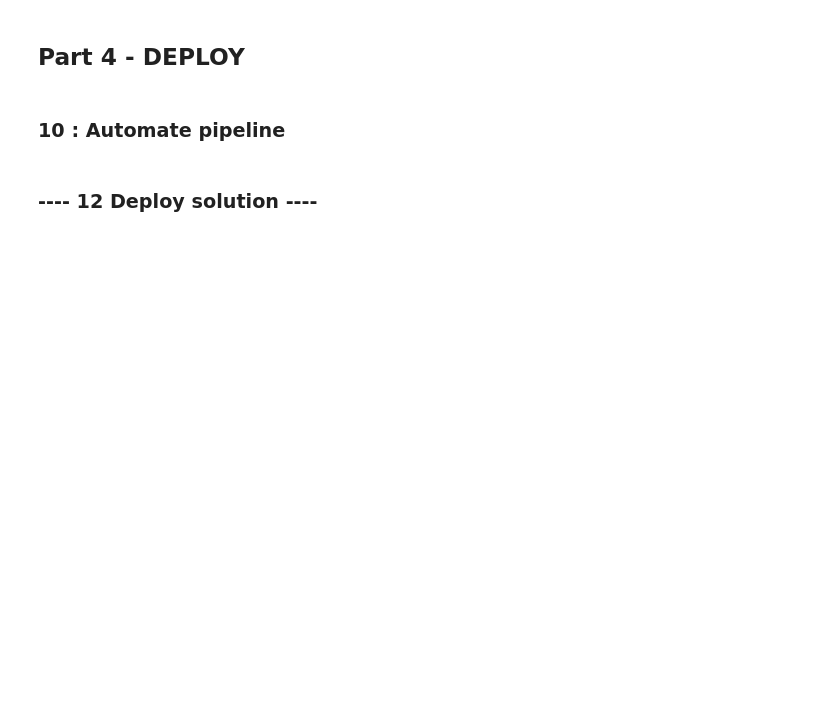
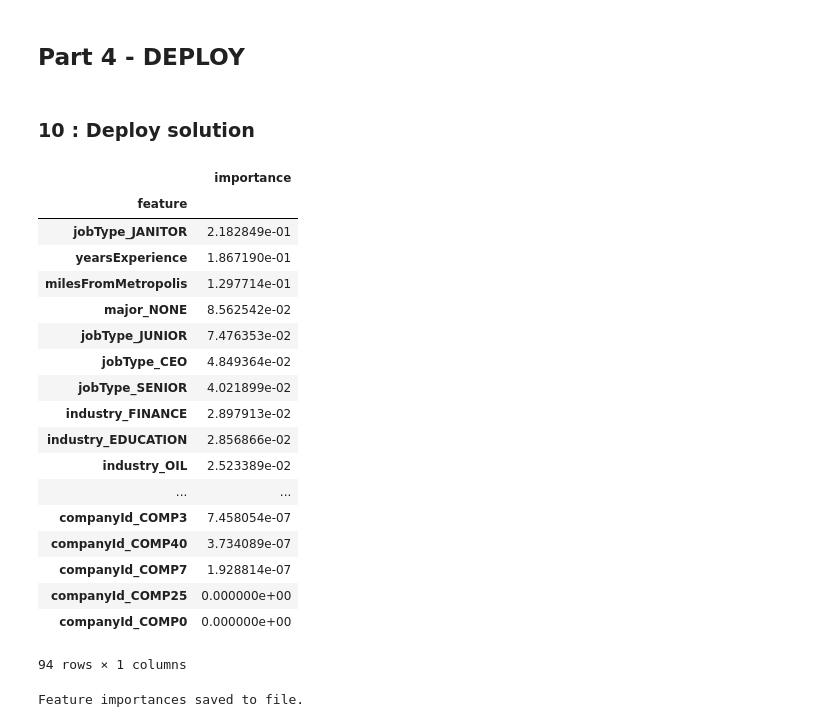
Before and after one commit to jma199/salarypredictionportfolio, a Jupyter notebook: Salary Prediction Project Modeling.ipynb, the cells around one changed output. Cells and saved outputs as stored; diff of their text form; code cells hidden in the pictures; blank space fills up the shorter version.

```diff
--- a/Salary Prediction Project Modeling.ipynb
+++ b/Salary Prediction Project Modeling.ipynb
@@ -409,4 +252,4 @@ feature_importance.head(10)
 # %% [markdown]
 ## Part 4 - DEPLOY
 # %% [markdown]
-### 10 : Automate pipeline
+### 10 : Deploy solution
@@ -416,2 +255,0 @@ feature_importance.head(10)
-# %% [markdown]
-### ---- 12 Deploy solution ----
@@ -417,0 +276,33 @@ feature_importance.head(10)
+# %%
+feature_importances
+# %% [output]
+|  | importance |
+| feature |  |
+| jobType_JANITOR | 2.182849e-01 |
+| yearsExperience | 1.867190e-01 |
+| milesFromMetropolis | 1.297714e-01 |
+| major_NONE | 8.562542e-02 |
+| jobType_JUNIOR | 7.476353e-02 |
+| jobType_CEO | 4.849364e-02 |
+| jobType_SENIOR | 4.021899e-02 |
+| industry_FINANCE | 2.897913e-02 |
+| industry_EDUCATION | 2.856866e-02 |
+| industry_OIL | 2.523389e-02 |
+| ... | ... |
+| companyId_COMP3 | 7.458054e-07 |
+| companyId_COMP40 | 3.734089e-07 |
+| companyId_COMP7 | 1.928814e-07 |
+| companyId_COMP25 | 0.000000e+00 |
+| companyId_COMP0 | 0.000000e+00 |
+94 rows × 1 columns
+# %%
+def save_feature_importance(model, feature_importances):
+    '''Save model and feature importances to file'''
+    with open('model.txt', 'w') as file:
+        file.write(str(model))
+    feature_importances.to_csv('feature_importance.csv')
+    print("Feature importances saved to file.")
+
+save_feature_importance(model, feature_importances)
+# %% [output]
+Feature importances saved to file.
```
Also changed, not shown: parts of 31 cells of this notebook, 1 other file.
